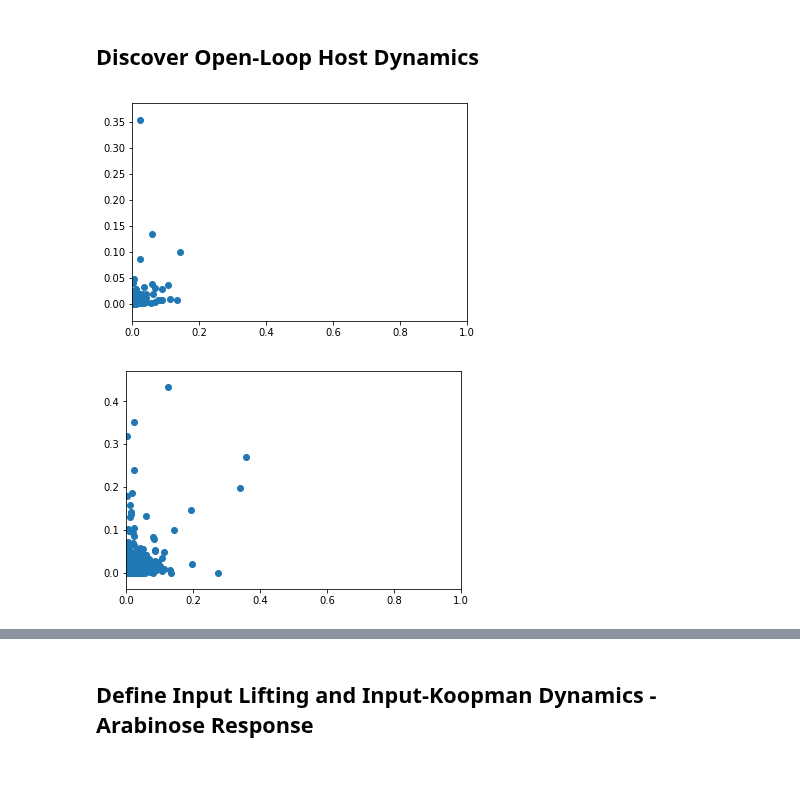
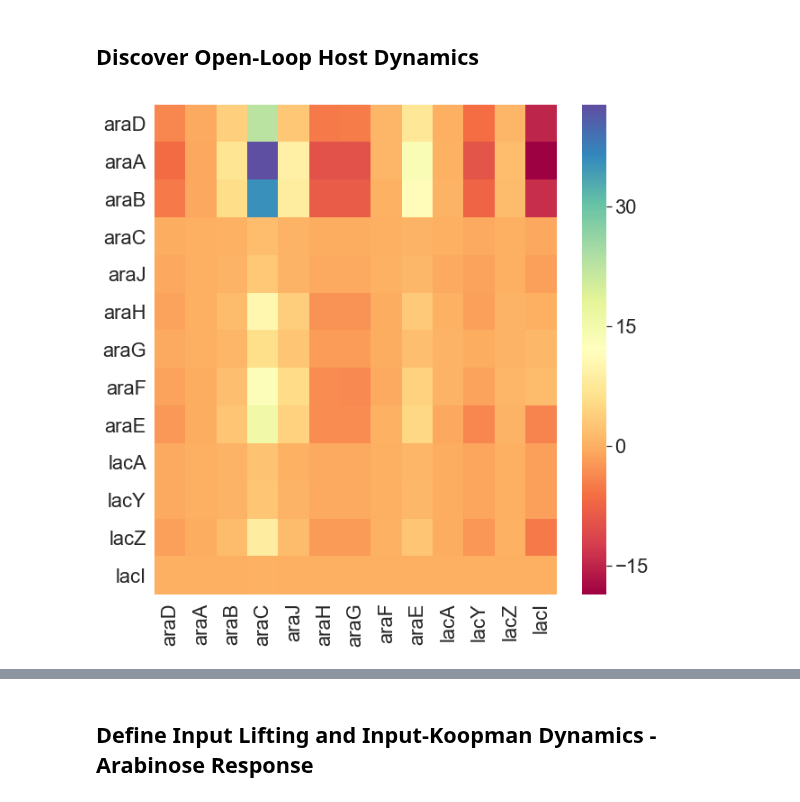
Before and after one commit to YeungRepo/darpa-sd2, a Jupyter notebook: structuredDMD/v0_code/KOp_sDMD_Final.ipynb, the cells around one changed output, grey strips where cells are left out. Cells and saved outputs as stored; diff of their text form; code cells hidden in the pictures; blank space fills up the shorter version.

Commit message:
Aqib's quick updates

```diff
--- a/structuredDMD/v0_code/KOp_sDMD_Final.ipynb
+++ b/structuredDMD/v0_code/KOp_sDMD_Final.ipynb
@@ -284,8 +285,10 @@ lacZ
 lacI
 # %%
 #common_indices = list(set(thirtyseven_low_cv_indices).intersection( set(thirty_low_cv_indices) ));
-common_indices = thirtyseven_low_cv_indices
-common_indices = ara_indices+lac_indices;
+# common_indices = thirtyseven_low_cv_indices # 429 genes with low_cv
+common_indices = ara_indices+lac_indices; # 13 or so genes of the lac and ara operons
+
+# len(common_indices)
 # %%
 circuit_ids = list(np.arange(4098,len(all_genes),1))#list(np.arange(0,13,1))
 circuit_names = list(all_genes)[circuit_ids[0]:(circuit_ids[-1]+1)]
@@ -576,6 +585,7 @@ def train_Append_Input_Koopman(Xf,Xp,unl_Up,unl_UAmend,this_InputKoopmanModel,Am
 
 #%autoreload
 # %%
+blockPrint()
 def calc_Koopman(Yf,Yp,flag=1,lambda_val=0.0):
     #solver_instance = cvxpy.CVXOPT;
     solver_instance = cvxpy.SCS;
@@ -616,7 +626,7 @@ def calc_Koopman(Yf,Yp,flag=1,lambda_val=0.0):
         objective = Minimize(norm2_fit_term + norm1_term)
         constraints = [];
         prob = Problem(objective,constraints);
-        result = prob.solve(verbose=True,solver=solver_instance,max_iters=np.int(1e7))#,reltol=1e-10,abstol=1e-10);
+        result = prob.solve(verbose=False,solver=solver_instance,max_iters=np.int(1e7))#,reltol=1e-10,abstol=1e-10);
         print("[INFO]: Finished executing cvx solver, printing CVXPY problem status")
         print(prob.status);
         K = operator.value;
@@ -626,7 +636,7 @@ def calc_Koopman(Yf,Yp,flag=1,lambda_val=0.0):
         objective = Minimize(cvxpynorm(operator,2))
         constraints = [cvxpynorm(Yf-operator*Yp,'fro')/cvxpynorm(Yf,'fro')<0.01 ]
         prob = Problem(objective, constraints)
-        result = prob.solve(verbose=True)#(solver=solver_instance);
+        result = prob.solve(verbose=False)#(solver=solver_instance);
         print(prob.status);
         K = operator.value;
 
@@ -663,9 +673,9 @@ circuit_coords_in_K = list(circuit_coords_in_K)
 ## Discover Open-Loop Host Dynamics
 # %%
 #%autoreload
-viz_this_set = True;
+viz_this_set = False;
 timepair_list = [];
-for ind_cond in ['00']:
+for ind_cond in ['11']:
     for temp in ['37']:
         for replicate_ind in ['0','1','2','3']:
             pair_string = [ind_cond+temp+'5'+replicate_ind,ind_cond+temp+'18'+replicate_ind];
@@ -718,32 +728,49 @@ T1_list_log_norm = T1_list;
 T2_list_log_norm = T2_list;
 #T2_list = T2_list_log;
 
 low_cv_reps = [0,2,3]
 col_ind_map = [0,0,1,2]
 
 if viz_this_set:
     mu_t1 = np.mean(T1_list_log_norm[low_cv_reps][:],axis=0);
     s_t1 = np.std(T1_list_log_norm[low_cv_reps][:],axis=0);
 
     mu_t2 = np.mean(T2_list_log_norm[low_cv_reps][:],axis=0);
     s_t2 = np.std(T2_list_log_norm[low_cv_reps][:],axis=0);
     cv1 = mu_t1-mu_t1;
     cv2 = mu_t2-mu_t2;
     plt.figure()
     plt.scatter((mu_t1[low_cv_indices]),(mu_t2[low_cv_indices]))
     plt.xlim([0.0,1.0])
     plt.figure()
     plt.scatter(mu_t1,mu_t2)
     plt.xlim([0.0,1.0])
 
 
 Yp_data = np.zeros((len(common_indices),len(low_cv_reps)))
 Yf_data = np.zeros((len(common_indices),len(low_cv_reps)))
 
 
 for col_ind in low_cv_reps:
     Yp_data[:,col_ind_map[col_ind]] = T1_list_log_norm.T[common_indices,col_ind];
     Yf_data[:,col_ind_map[col_ind]]= T2_list_log_norm.T[common_indices,col_ind];
+
+all_genes = list(all_genes)
+lambda_val_vec_p = np.expand_dims(np.std(Yp_data,axis=1),axis=1)
+lambda_val_vec_f = np.expand_dims(np.std(Yf_data,axis=1),axis=1)
+lambda_val_vec = np.std(np.hstack( (lambda_val_vec_p,lambda_val_vec_f)),axis=1)
+this_K = calc_Koopman(Yf_data,Yp_data,flag=2,lambda_val=lambda_val_vec)
+
+gain_K = np.linalg.norm(this_K,ord='fro')
+gain_K = gain_K/(this_K.shape[0]*this_K.shape[1])
+gain_K
+
+plt.figure(figsize=(10,10))
+all_gene_labels = [all_genes[elem] for elem in common_indices]
+sns.set(font_scale=2)
+sns.heatmap(this_K,cmap='Spectral',xticklabels=all_gene_labels,yticklabels=all_gene_labels)
+# sns.heatmap(this_K,cmap='Spectral')
+save_results_to = '/Users/aqib/Desktop/UCSB/Research/WorkWithEY/structuredDMD/figures/'
+# plt.savefig(save_results_to + 'Kol.eps', dpi = 100,bbox_inches='tight')
 # %% [output]
-[figure, old version]
+[figure, new version]
-[figure, removed]
```
Also changed, not shown: parts of 12 cells of this notebook, 35 other files.
